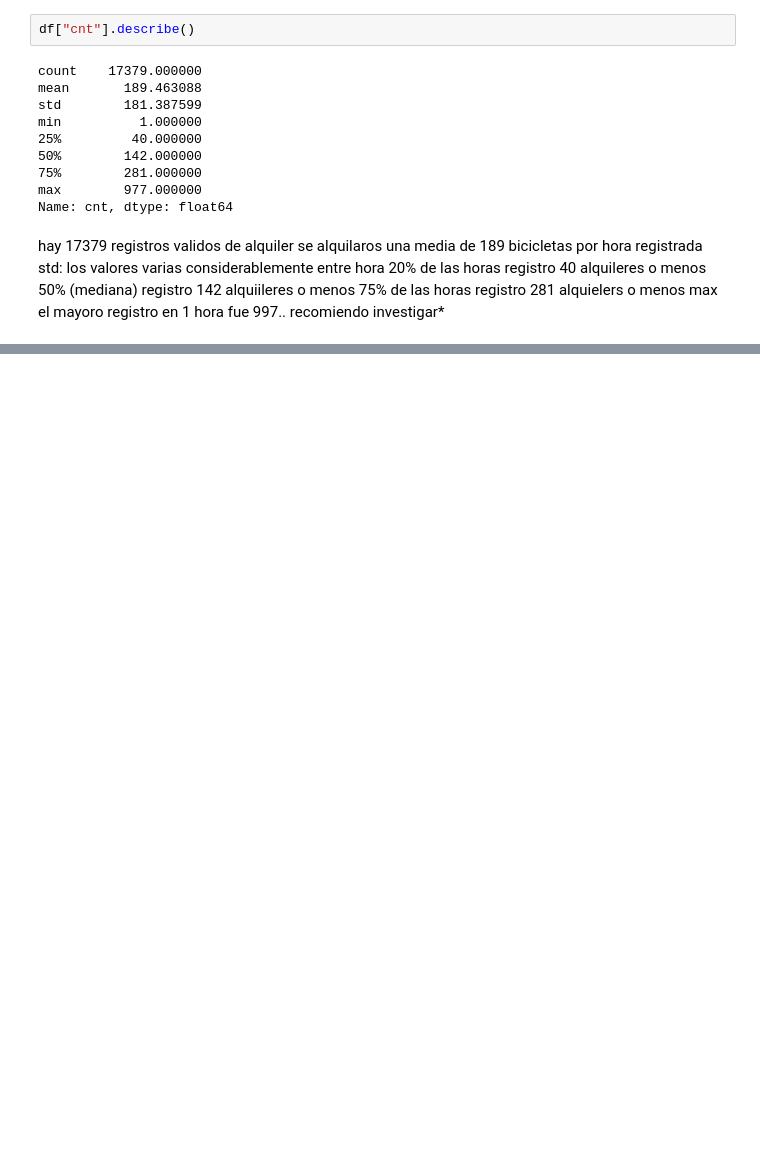
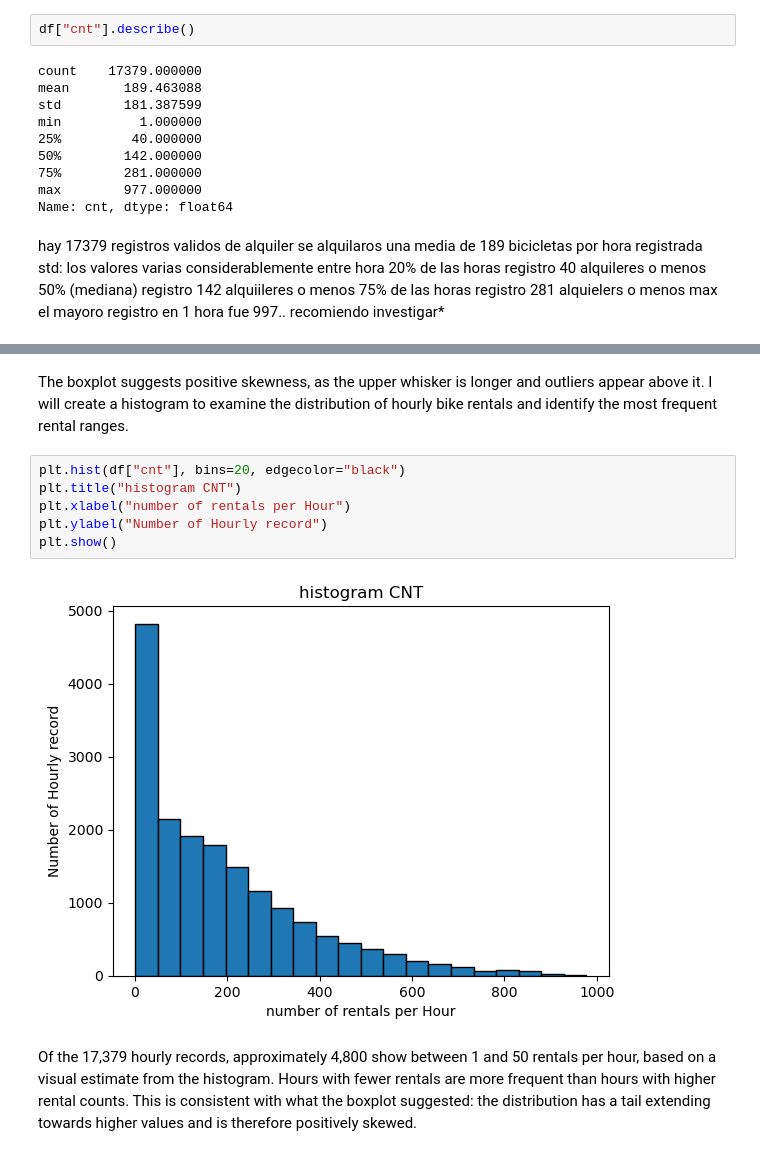
Before and after one commit to 2026491-max/Statistical---Project---26-, a Jupyter notebook: Bike Sharing.ipynb, the cells around one changed output, grey strips where cells are left out. Cells and saved outputs as stored; diff of their text form; blank space fills up the shorter version.

```diff
--- a/Bike Sharing.ipynb
+++ b/Bike Sharing.ipynb
@@ -88,0 +109,12 @@ NameError: name 'np' is not defined
+# %% [markdown]
+The boxplot suggests positive skewness, as the upper whisker is longer and outliers appear above it. I will create a histogram to examine the distribution of hourly bike rentals and identify the most frequent rental ranges.
+# %%
+plt.hist(df["cnt"], bins=20, edgecolor="black")
+plt.title("histogram CNT")
+plt.xlabel("number of rentals per Hour")
+plt.ylabel("Number of Hourly record")
+plt.show()
+# %% [output]
+[figure, added]
+# %% [markdown]
+Of the 17,379 hourly records, approximately 4,800 show between 1 and 50 rentals per hour, based on a visual estimate from the histogram. Hours with fewer rentals are more frequent than hours with higher rental counts. This is consistent with what the boxplot suggested: the distribution has a tail extending towards higher values and is therefore positively skewed.
```
Also changed, not shown: parts of 11 cells of this notebook, 2 other files.
